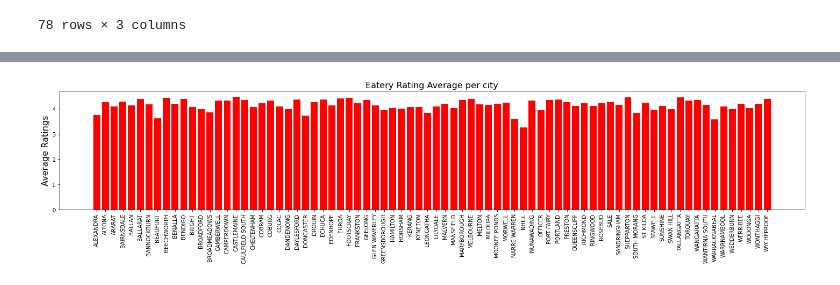
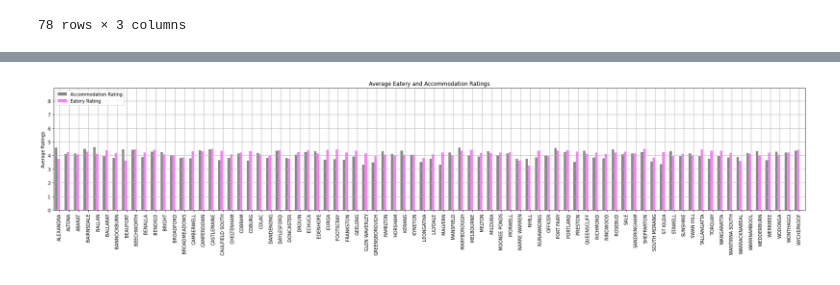
Before and after one commit to skumble27/ETL-Project, a Jupyter notebook: database_queries.ipynb, the cells around one changed output, grey strips where cells are left out. Saved outputs shown, nothing was run; the diff lists cells and outputs as text; code cells hidden in the pictures.

Commit message:
new Image added

```diff
--- a/database_queries.ipynb
+++ b/database_queries.ipynb
@@ -168,14 +148,34 @@ plt.show()
-# %%
-# Plotting the Eatery rating graphs
-plt.figure(figsize=(20,5))
-plt.bar(x_city,y_eatery_rating, color='red')
-plt.xticks(rotation='vertical')
-plt.title('Eatery Rating Average per city', fontsize=16)
-plt.ylabel('Average Ratings', fontsize=16)
-plt.tight_layout()
-plt.savefig('Images\Screenshot19.png', dpi=500, pad_inches=0.5)
-
-
-plt.show()
-# %% [output]
-[figure, removed]
+# %%
+# Plotting the Data
+pos = list(range(len(eatery_accommodation_ratings_df['Accommodation Rating'])))
+width = 0.25
+
+fig, ax = plt.subplots(figsize=(30,5))
+
+# Creating a Bar Graph with Accommodation Rating
+plt.bar(pos, eatery_accommodation_ratings_df['Accommodation Rating'], width, alpha=0.5, color='#141414')
+
+# Creating a Bar Graph with Eatery Rating
+plt.bar([p + width for p in pos], eatery_accommodation_ratings_df['Eatery Rating'], width, alpha=0.5, color='#ff00fb')
+
+# Setting Y axis label
+ax.set_ylabel('Average Ratings')
+
+# Chart title
+ax.set_title('Average Eatery and Accommodation Ratings')
+
+# Setting X labels
+ax.set_xticks([p + 1.5 * width for p in pos])
+ax.set_xticklabels(eatery_accommodation_ratings_df['city'])
+
+plt.xlim(min(pos)-width, max(pos)+width*4)
+plt.ylim([0,max(eatery_accommodation_ratings_df['Accommodation Rating'] + eatery_accommodation_ratings_df['Eatery Rating'])])
+
+# Figure Legend and Displaying the graph
+plt.legend(['Accommodation Rating', 'Eatery Rating'],loc='upper left')
+plt.xticks(rotation=90)
+plt.grid(True)
+# plt.savefig('Images\HDITotalDeaths.png')
+plt.show()
+# %% [output]
+[figure, added]
```
Also changed, not shown: parts of 2 cells of this notebook, 1 other file.
